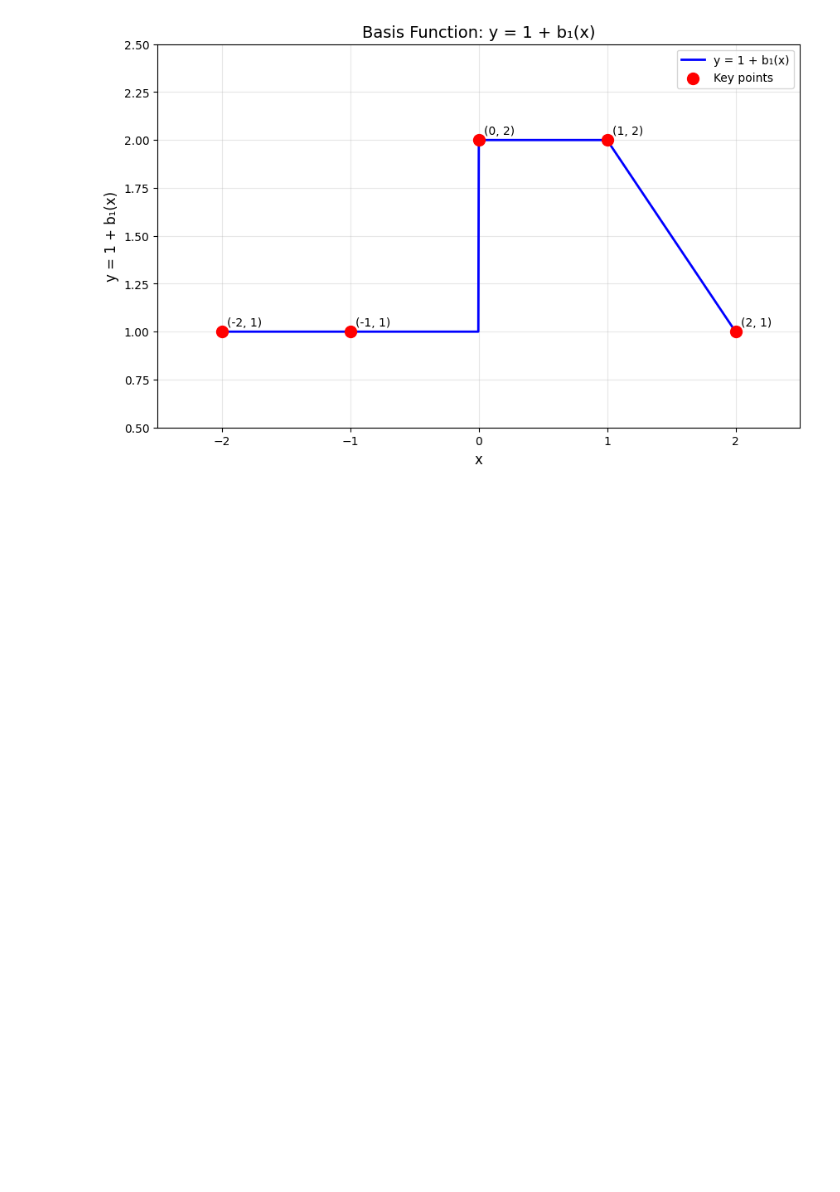
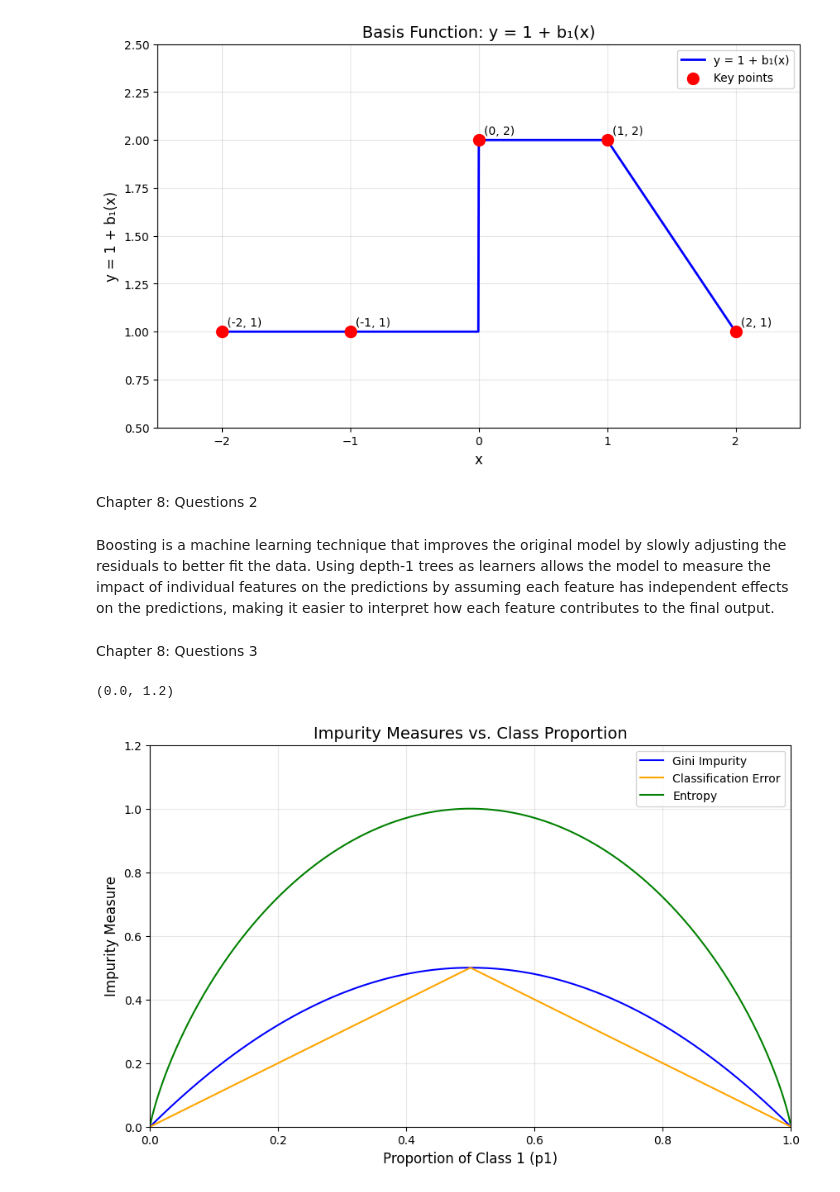
Before and after one commit to WilliamJhong/2025AAE722_William-J, a Jupyter notebook: HW3.ipynb, the cells around one changed output. Drawn from its saved outputs; the diff is of its cells as text; code cells hidden in the pictures; blank space fills up the shorter version.

```diff
--- a/HW3.ipynb
+++ b/HW3.ipynb
@@ -61,3 +61,31 @@ At 0 ≤ x < 1: y = 1 + 1 = 2
 At 1 ≤ x < 2: y = 1 + (2-x)
 At x ≥ 2: y = 1 + 0 = 1
 [figure]
+# %% [markdown]
+Chapter 8: Questions 2
+# %% [markdown]
+Boosting is a machine learning technique that improves the original model by slowly adjusting the residuals to better fit the data. Using depth-1 trees as learners allows the model to measure the impact of individual features on the predictions by assuming each feature has independent effects on the predictions, making it easier to interpret how each feature contributes to the final output.
+# %% [markdown]
+Chapter 8: Questions 3
+# %%
+fig, ax = subplots(figsize=(10, 6))
+p2 = np.linspace(0,1,1000)
+p1 = 1-p2
+
+Gini = p1*(1 - p1) + p2*(1 - p2)
+CE = np.minimum(p1,p2)
+Entropy = - p1 * np.log2(p1) - p2 * np.log2(p2)
+
+ax.plot(p1, Gini, label='Gini Impurity', color='blue')
+ax.plot(p1, CE, label='Classification Error', color='orange')
+ax.plot(p1, Entropy, label='Entropy', color='green')
+ax.set_xlabel('Proportion of Class 1 (p1)', fontsize=12)
+ax.set_ylabel('Impurity Measure', fontsize=12)
+ax.set_title('Impurity Measures vs. Class Proportion', fontsize=14)
+ax.grid(True, alpha=0.3)
+ax.legend()
+ax.set_xlim(0, 1)
+ax.set_ylim(0, 1.2)
+# %% [output]
+(0.0, 1.2)
+[figure, added]
```
